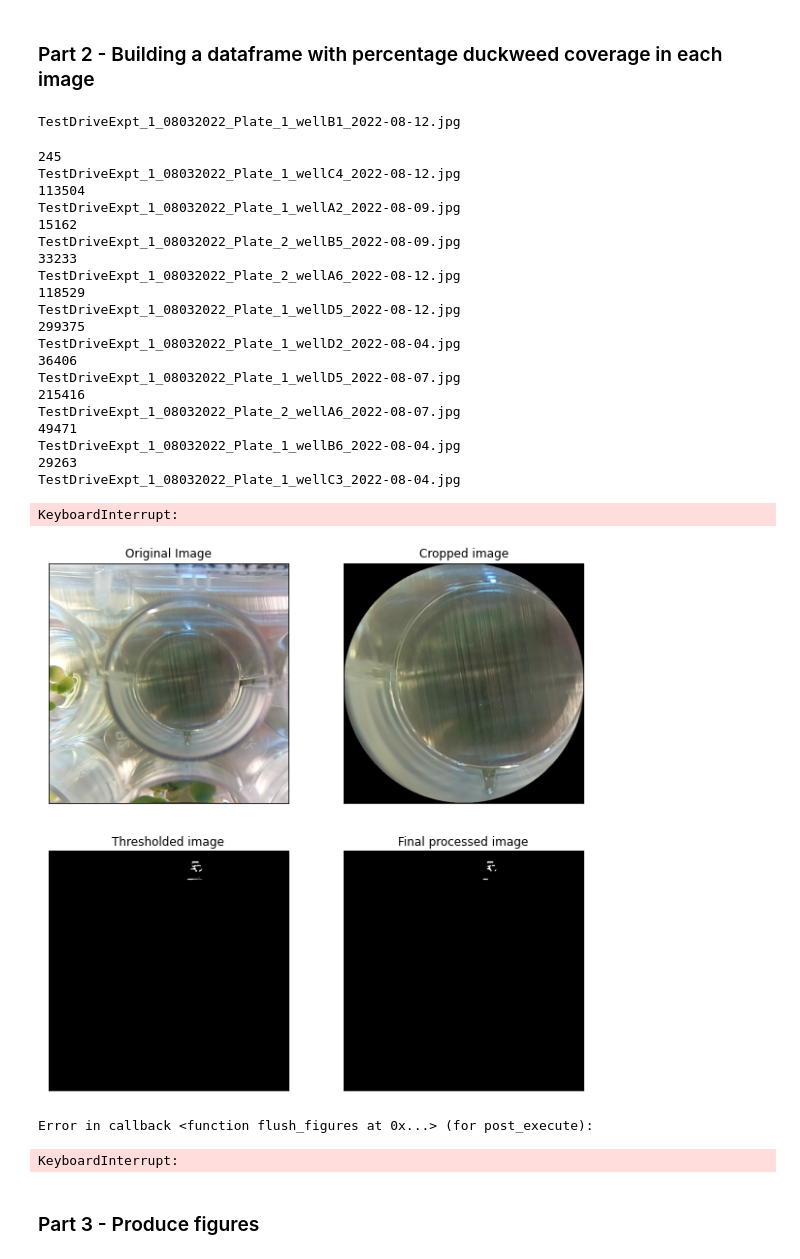
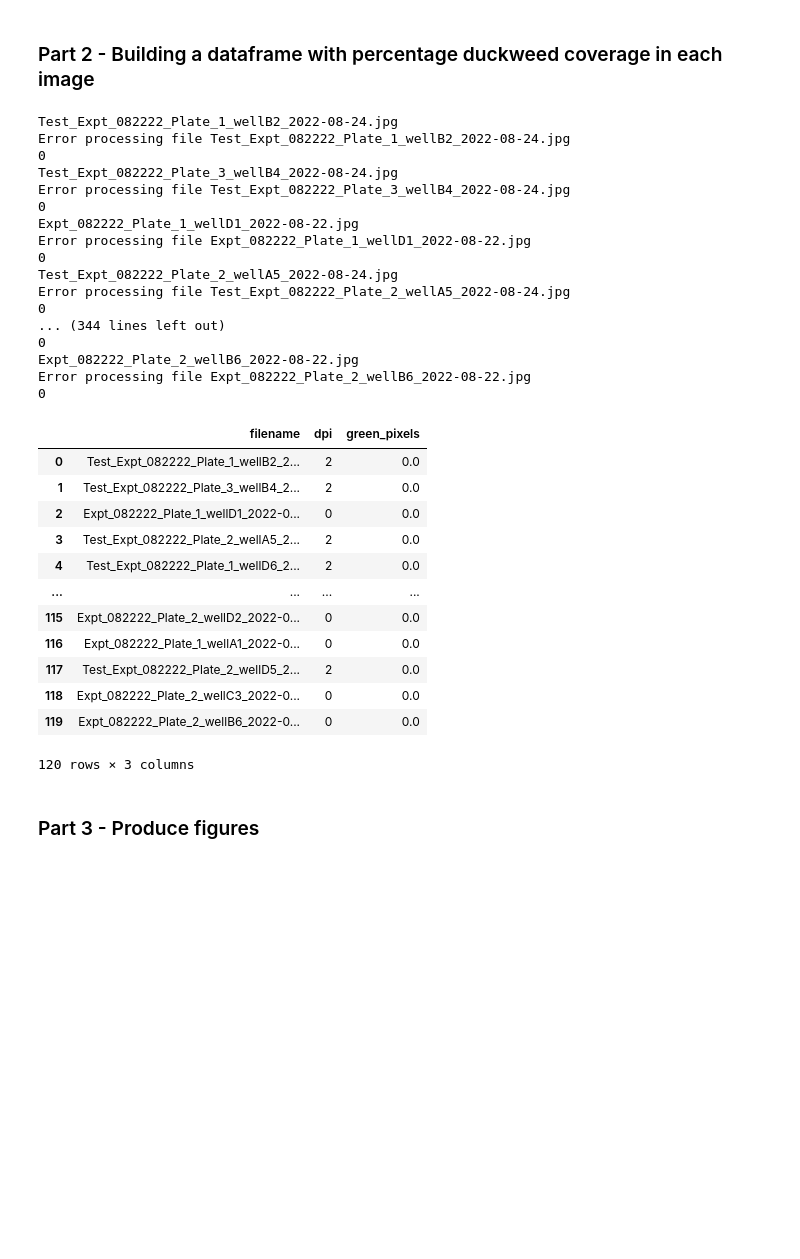
Before and after one commit to machineagency/duckbot, a Jupyter notebook: notebooks/DRAFT_Step 3_Data_analysis.ipynb, the cells around one changed output. Drawn from its saved outputs; the diff is of its cells as text; code cells hidden in the pictures; blank space fills up the shorter version.

Commit message:
Changes to data analysis

```diff
--- a/notebooks/DRAFT_Step 3_Data_analysis.ipynb
+++ b/notebooks/DRAFT_Step 3_Data_analysis.ipynb
@@ -81,2 +77,10 @@ if not os.path.exists(processed_img_dir_path):
+# %%
+Experimental_data_host_directory = data_dir_choice.value
+data_dir = data_dir_choice.value
+
+#Processed image directory. Will save outputs of image processing workflow in case you want to visually inspect
+processed_img_dir = os.path.join(data_dir, "processed")
+if not os.path.exists(processed_img_dir):
+    os.mkdir(processed_img_dir)
 # %%
 
@@ -92,10 +96,10 @@ img_data_dir_path = img_data_host_dir_path + img_data_dir
 # %% [markdown]
 ### Part 2 - Building a dataframe with percentage duckweed coverage in each image
 # %%
-p = pathlib.Path(img_data_dir_path)   # current directory, insert your directory here
+p = pathlib.Path(data_dir)   # current directory, insert your directory here
 data_filenames = [x.stem for x in p.glob('*.jpg')]
 data_df = pd.DataFrame({"filename": data_filenames})
-data_df['plate_well_id'] = data_df.apply(lambda row: find_plate_well_id(row.filename), axis=1)
+data_df['plate_well_id'] = data_df.apply(lambda row: da.find_plate_well_id(row.filename), axis=1)
 data_df['date'] = data_df.apply(lambda row: row.filename[-10:], axis=1)
 # %%
 #Processing images
@@ -108,38 +109,46 @@ md_df = pd.DataFrame(plate_set_up)
 # Populate and then Rearrange a dataframe for data analysis
 
 #Add metadata columns
-data_df['media'] = data_df.apply(lambda row: add_data_acrossdfs(row.plate_well_id, 'plate_well_id', md_df, 'media'), axis=1)
-data_df['genotype'] = data_df.apply(lambda row: add_data_acrossdfs(row.plate_well_id, 'plate_well_id', md_df, 'genotype'), axis=1)
-data_df['replicate'] = data_df.apply(lambda row: add_data_acrossdfs(row.plate_well_id, 'plate_well_id', md_df, 'condition_replicate'), axis=1)
+data_df['media'] = data_df.apply(lambda row: da.add_data_acrossdfs(row.plate_well_id, 'plate_well_id', md_df, 'media'), axis=1)
+data_df['genotype'] = data_df.apply(lambda row: da.add_data_acrossdfs(row.plate_well_id, 'plate_well_id', md_df, 'genotype'), axis=1)
+data_df['replicate'] = data_df.apply(lambda row: da.add_data_acrossdfs(row.plate_well_id, 'plate_well_id', md_df, 'condition_replicate'), axis=1)
 # %%
 #Plant CV pixel counts
-pixel_df = return_df_with_image_data(img_data_dir_path, processed_img_dir_path)
+pixel_df = da.return_df_with_image_data(data_dir, processed_img_dir, startdate)
 # %% [output]
-TestDriveExpt_1_08032022_Plate_1_wellB1_2022-08-12.jpg
+Test_Expt_082222_Plate_1_wellB2_2022-08-24.jpg
+Error processing file Test_Expt_082222_Plate_1_wellB2_2022-08-24.jpg
+0
+Test_Expt_082222_Plate_3_wellB4_2022-08-24.jpg
+Error processing file Test_Expt_082222_Plate_3_wellB4_2022-08-24.jpg
+0
+Expt_082222_Plate_1_wellD1_2022-08-22.jpg
+Error processing file Expt_082222_Plate_1_wellD1_2022-08-22.jpg
+0
+Test_Expt_082222_Plate_2_wellA5_2022-08-24.jpg
+Error processing file Test_Expt_082222_Plate_2_wellA5_2022-08-24.jpg
+0
+... (344 lines left out)
+0
+Expt_082222_Plate_2_wellB6_2022-08-22.jpg
+Error processing file Expt_082222_Plate_2_wellB6_2022-08-22.jpg
+0
-245
-TestDriveExpt_1_08032022_Plate_1_wellC4_2022-08-12.jpg
-113504
-TestDriveExpt_1_08032022_Plate_1_wellA2_2022-08-09.jpg
-15162
-TestDriveExpt_1_08032022_Plate_2_wellB5_2022-08-09.jpg
-33233
-TestDriveExpt_1_08032022_Plate_2_wellA6_2022-08-12.jpg
-118529
-TestDriveExpt_1_08032022_Plate_1_wellD5_2022-08-12.jpg
-299375
-TestDriveExpt_1_08032022_Plate_1_wellD2_2022-08-04.jpg
-36406
-TestDriveExpt_1_08032022_Plate_1_wellD5_2022-08-07.jpg
-215416
-TestDriveExpt_1_08032022_Plate_2_wellA6_2022-08-07.jpg
-49471
-TestDriveExpt_1_08032022_Plate_1_wellB6_2022-08-04.jpg
-29263
-TestDriveExpt_1_08032022_Plate_1_wellC3_2022-08-04.jpg
-KeyboardInterrupt:
-[figure, removed]
-Error in callback <function flush_figures at 0x...> (for post_execute):
-KeyboardInterrupt:
+# %%
+pixel_df
+# %% [output]
+|  | filename | dpi | green_pixels |
+| 0 | Test_Expt_082222_Plate_1_wellB2_2... | 2 | 0.0 |
+| 1 | Test_Expt_082222_Plate_3_wellB4_2... | 2 | 0.0 |
+| 2 | Expt_082222_Plate_1_wellD1_2022-0... | 0 | 0.0 |
+| 3 | Test_Expt_082222_Plate_2_wellA5_2... | 2 | 0.0 |
+| 4 | Test_Expt_082222_Plate_1_wellD6_2... | 2 | 0.0 |
+| ... | ... | ... | ... |
+| 115 | Expt_082222_Plate_2_wellD2_2022-0... | 0 | 0.0 |
+| 116 | Expt_082222_Plate_1_wellA1_2022-0... | 0 | 0.0 |
+| 117 | Test_Expt_082222_Plate_2_wellD5_2... | 2 | 0.0 |
+| 118 | Expt_082222_Plate_2_wellC3_2022-0... | 0 | 0.0 |
+| 119 | Expt_082222_Plate_2_wellB6_2022-0... | 0 | 0.0 |
+120 rows × 3 columns
 # %% [markdown]
 ### Part 3 - Produce figures
 # %% [markdown]
```
Also changed, not shown: parts of 23 cells of this notebook, 2 other files.
